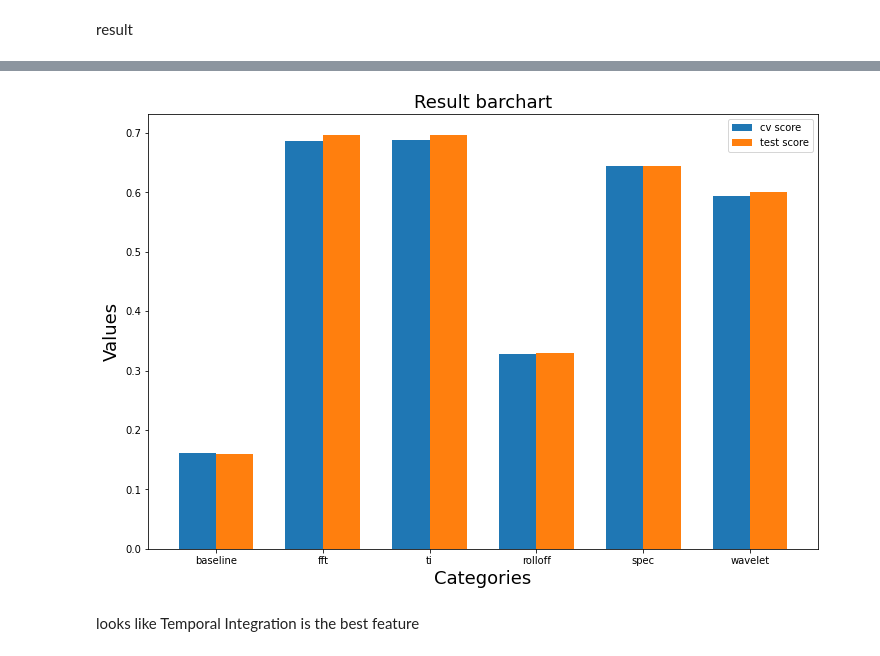
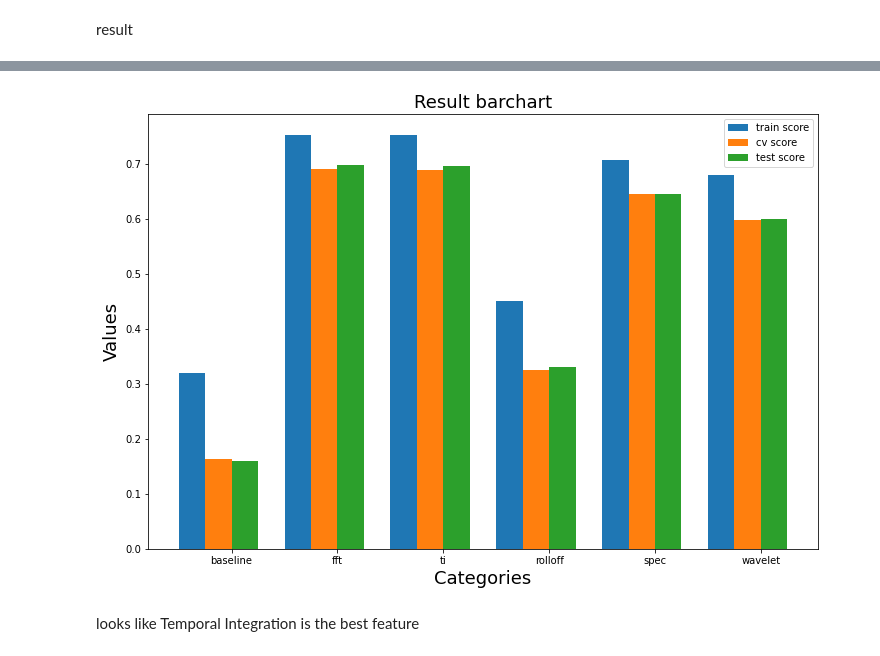
Before and after one commit to Turkeywobbling/ML-group-project, a Jupyter notebook: main.ipynb, the cells around one changed output, grey strips where cells are left out. Drawn from its saved outputs; the diff is of its cells as text; code cells hidden in the pictures.

```diff
--- a/main.ipynb
+++ b/main.ipynb
@@ -71,27 +78,29 @@ table_df
-# %%
-# display
-plt.figure(figsize=(12, 8))
-bar_width = 0.35
-bar_positions = range(len(table_df['feature']))
-
-plt.bar(bar_positions, table_df['cv score'], width=bar_width, label='cv score')
-plt.bar([pos + bar_width for pos in bar_positions], table_df['test score'], width=bar_width, label='test score')
-
-# Adding labels and title
-plt.xlabel('Categories',fontsize=18)
-plt.ylabel('Values',fontsize=18)
-plt.title('Result barchart',fontsize=18)
-
-# Adding legend
-plt.legend()
-
-# Adjusting x-axis ticks and labels
-plt.xticks([pos + bar_width/2 for pos in bar_positions], table_df['feature'])
-
-# Display the chart
-plt.show()
-# %% [output]
-[figure, removed]
+# %%
+# Display
+plt.figure(figsize=(12, 8))
+bar_width = 0.25  # Adjust as needed
+bar_positions = range(len(table_df['feature']))
+
+plt.bar(bar_positions, table_df['train score'], width=bar_width, label='train score')
+# plt.bar([pos + bar_width for pos in bar_positions], table_df['cv_score_2'], width=bar_width, label='cv score 2')
+plt.bar([pos + bar_width for pos in bar_positions], table_df['cv score'], width=bar_width, label='cv score')
+plt.bar([pos + 2*bar_width for pos in bar_positions], table_df['test score'], width=bar_width, label='test score')
+
+# Adding labels and title
+plt.xlabel('Categories', fontsize=18)
+plt.ylabel('Values', fontsize=18)
+plt.title('Result barchart', fontsize=18)
+
+# Adding legend
+plt.legend()
+
+# Adjusting x-axis ticks and labels
+plt.xticks([pos + 1.5*bar_width for pos in bar_positions], table_df['feature'])
+
+# Display the chart
+plt.show()
+# %% [output]
+[figure, added]
 # %% [markdown]
 looks like Temporal Integration is the best feature
 # %% [markdown]
```
Also changed, not shown: parts of 2 cells of this notebook.
